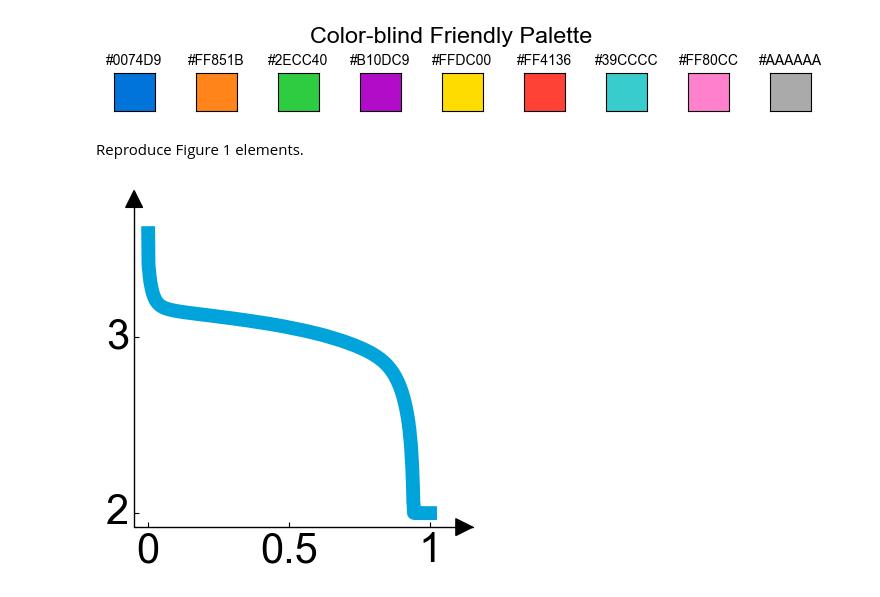
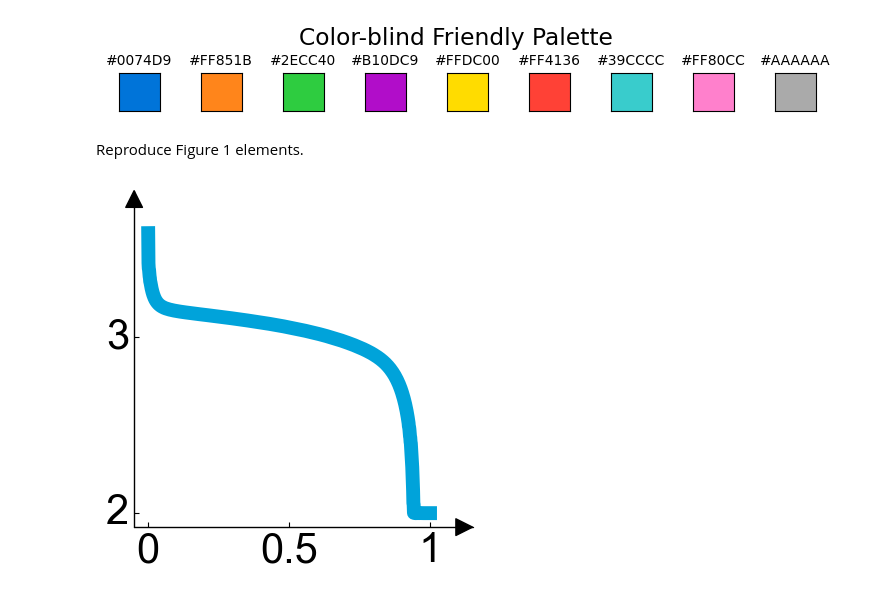
Before and after one commit to fingertap/BatLiNet, a Jupyter notebook: notebooks/figures.ipynb, the cells around one changed output. Drawn from its saved outputs; the diff is of its cells as text; code cells hidden in the pictures.

```diff
--- a/notebooks/figures.ipynb
+++ b/notebooks/figures.ipynb
@@ -7,7 +7,6 @@ import numpy as np
 import pandas as pd
 import matplotlib.pyplot as plt
 
-plt.rcParams['font.family'] = 'arial'
 plt.rcParams['font.weight'] = 'normal'
 plt.rcParams['font.size'] = 14
 
@@ -22,34 +21,34 @@ from mpl_toolkits.axisartist.axislines import AxesZero
 HOME = Path.cwd().parent
 sys.path.append(str(HOME))
 
 from src.data import BatteryData
 from src.builders import MODELS
 from src.utils import import_config
 
 pd.options.display.precision = 1
 palette = [
     '#0074D9',  # blue
     '#FF851B',  # orange
     '#2ECC40',  # green
     '#B10DC9',  # purple
     '#FFDC00',  # yellow
     '#FF4136',  # red
     '#39CCCC',  # teal
     '#FF80CC',  # pink
     '#AAAAAA',  # gray
 ]
 # Show palette
 fig, axes = plt.subplots(1, len(palette), figsize=(len(palette), 0.5))
 for color, ax in zip(palette, axes):
     ax.set_facecolor(color)
     ax.set_title(color, fontsize=10)
     ax.set_xticks([])
     ax.set_yticks([])
 fig.suptitle('Color-blind Friendly Palette', y=1.8)
 plt.subplots_adjust(wspace=1, hspace=1)
 plt.show()
 # %% [output]
-[figure, old version]
+[figure, new version]
 # %% [markdown]
 Reproduce Figure 1 elements.
 # %%
```
Also changed, not shown: parts of 2 cells of this notebook, 3 other files.
